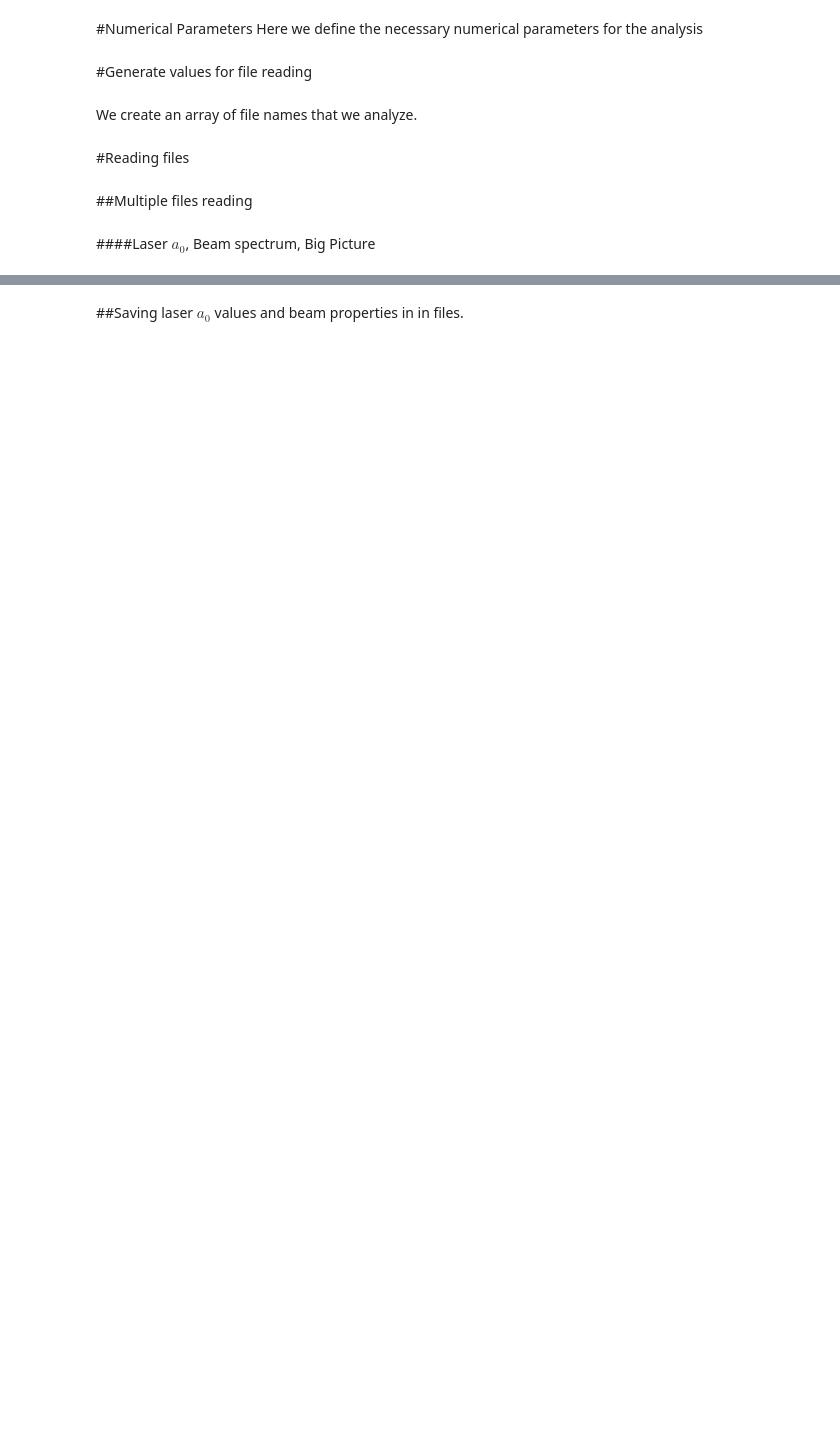
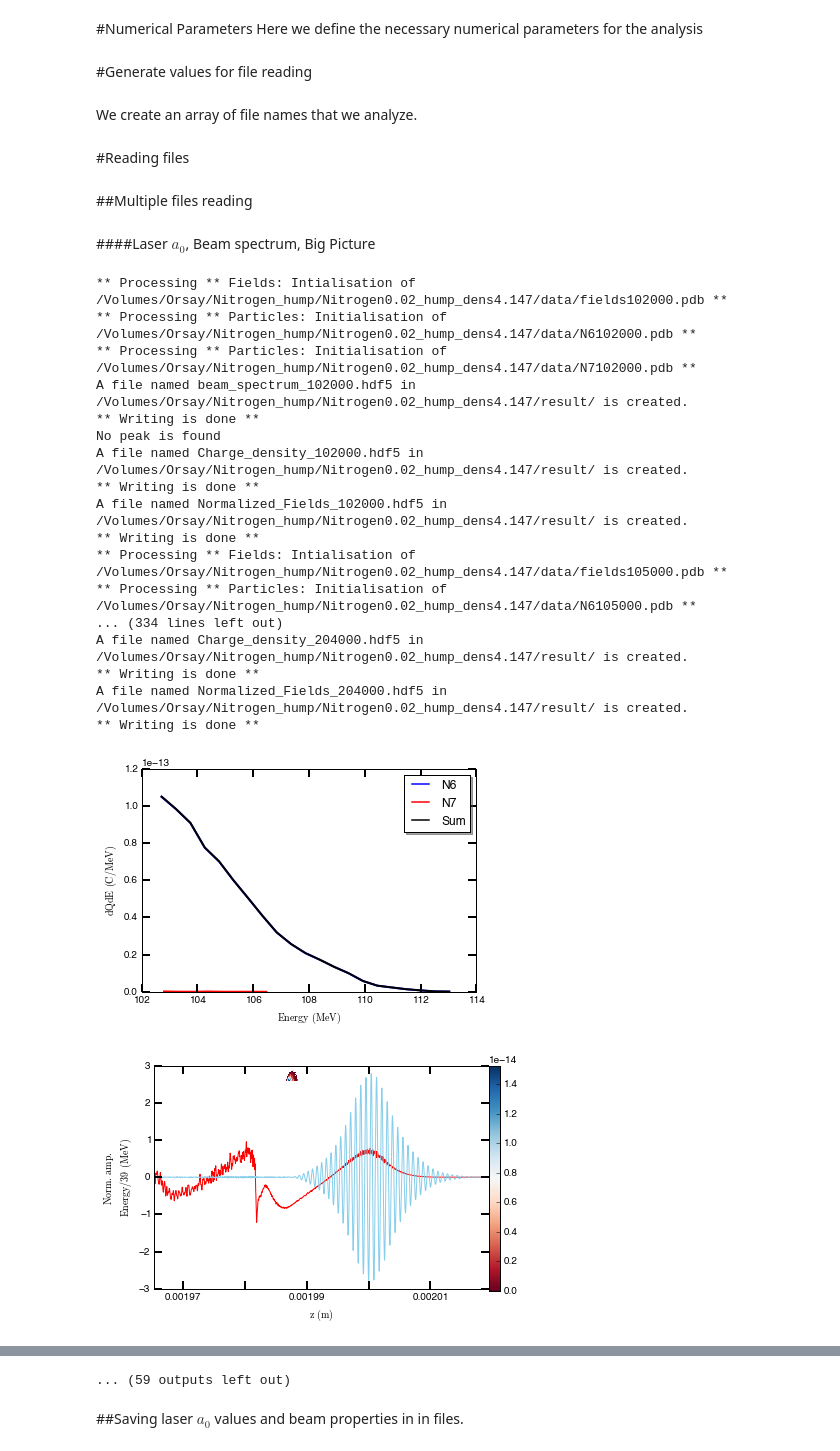
Before and after one commit to kcirtap2014/LPA_PDB_diagnostics, a Jupyter notebook: quickstart_notebook/quickstart_multiple.ipynb, the cells around one changed output, grey strips where cells are left out. Cells and saved outputs as stored; diff of their text form; code cells hidden in the pictures; blank space fills up the shorter version.

Commit message:
added diagnostic beam energy sliced in z

```diff
--- a/quickstart_notebook/quickstart_multiple.ipynb
+++ b/quickstart_notebook/quickstart_multiple.ipynb
@@ -24,9 +24,9 @@ Here we define some of the laser plasma parameters.
 # Some definitions of the laser plasma parameters
 lambda0 = 0.8e-6
 w0 = 2*np.pi*c/lambda0
-laser_waist = 17e-6
-plasma_dens = 4e24
-plasma_length = 4.5e-3
+laser_waist = 20e-6
+plasma_dens = 4.147e24
+plasma_length = 4.e-3
 wp = np.sqrt(plasma_dens * e**2/ (epsilon_0 * m_e))
 lambda_plasma = 2*np.pi*c/wp
 circ_m = 1
@@ -36,16 +36,16 @@ Here we define the necessary numerical parameters for the analysis
 # %%
 #longitudinal direction
 zmax = 2*lambda0
-zmin = zmax - 4*lambda_plasma
-nzplambda = 20
+zmin = zmax - 3.3*lambda_plasma
+nzplambda = 40
 w_size = zmax - zmin
 Nz = int(w_size*nzplambda/lambda0)
 dz = w_size/Nz
 
 #transverse direction
-xmax = 100e-6
+xmax = 120e-6
 xmin = 0 # for cylindrical coordinates
-nxplambda = 2
+nxplambda = 3
 Nx = int((xmax - xmin)*nxplambda/lambda0)
 dx = (xmax - xmin)/Nx
 
@@ -63,8 +63,8 @@ cdt = 1./np.sqrt((1 + circ_alpha)/dx**2 + 1./dz**2)
 # %%
 inf = 0
 sup = 0
-period_int = 1000
-period_ext = 1000
+period_int = 3000
+period_ext = 3000
 val = values( inf, sup, period_int, period_ext, plasma_length/cdt )
 longitudinal_position = np.array(val)*cdt
 # %% [markdown]
@@ -90,8 +90,8 @@ for i, v in enumerate(val):
 # %% [markdown]
 ####Laser $a_0$, Beam spectrum, Big Picture
 # %%
-l_particle = False
-
+l_particle = True
+l_a0 = False
 #preparing some empty arrays
 a0 = []
 z_a0 = []
@@ -106,7 +106,7 @@ ROI_peak = []
 E_peak = []
 
 last = len(val)
-first  = 0#int(2.5e-3/dz/period_int) #round off to the nearest 1000
+first  = int(2.e-3/dz/period_int) #round off to the nearest 1000
 
 for index in range( first, last ):
 
@@ -126,8 +126,8 @@ for index in range( first, last ):
 
         #Select particles
         #cp_H = p_H.select( gamma_threshold = [50,800] )
-        cp_N6 = p_N6.select( gamma_threshold = [50,800] )
-        cp_N7 = p_N7.select( gamma_threshold = [50,800] )
+        cp_N6 = p_N6.select( gamma_threshold = [200,800] )
+        cp_N7 = p_N7.select( gamma_threshold = [200,800] )
 
         # Concatenate particles
         ck_all_particles = quant_concatenate([cp_N6,cp_N7], keep_object_name = True )
@@ -176,30 +176,50 @@ for index in range( first, last ):
             ROI_peak.append( ROI_gamma[-1] )
 
         # Analysing big picture
         N_laser = f.normalizedField( w0, "laser")
         N_wake = f.normalizedField( wp, "wake")
         bigPicture( val[index], c_all_particles[qdict["z"]], c_all_particles[qdict["gamma"]],
            c_all_particles[qdict["w"]], f.zfield, N_wake, N_laser, lwrite= True )
 
 
         # Analyzing beam emittance
         t_emitx = beam_emittance( val[index],  c_all_particles, qdict, "x" )
         t_emity = beam_emittance( val[index],  c_all_particles, qdict, "y" )
 
         # Store values in arrays
         emitx.append( t_emitx )
         emity.append( t_emity )
 
         # Analyzing beam divergence
         t_divx  = beam_divergence (c_all_particles, qdict, "x")
         t_divy  = beam_divergence (c_all_particles, qdict, "y")
 
         # Store values in arrays
         divx.append( t_divx )
         divy.append( t_divy )
 
         # Analyze beam charge
         t_charge = beam_charge(c_all_particles[qdict["w"]])
 
         # Store values in array
         charge.append( t_charge )
+# %% [output]
+** Processing ** Fields: Intialisation of /Volumes/Orsay/Nitrogen_hump/Nitrogen0.02_hump_dens4.147/data/fields102000.pdb **
+** Processing ** Particles: Initialisation of /Volumes/Orsay/Nitrogen_hump/Nitrogen0.02_hump_dens4.147/data/N6102000.pdb **
+** Processing ** Particles: Initialisation of /Volumes/Orsay/Nitrogen_hump/Nitrogen0.02_hump_dens4.147/data/N7102000.pdb **
+A file named beam_spectrum_102000.hdf5 in /Volumes/Orsay/Nitrogen_hump/Nitrogen0.02_hump_dens4.147/result/ is created.
+** Writing is done **
+No peak is found
+A file named Charge_density_102000.hdf5 in /Volumes/Orsay/Nitrogen_hump/Nitrogen0.02_hump_dens4.147/result/ is created.
+** Writing is done **
+A file named Normalized_Fields_102000.hdf5 in /Volumes/Orsay/Nitrogen_hump/Nitrogen0.02_hump_dens4.147/result/ is created.
+** Writing is done **
+** Processing ** Fields: Intialisation of /Volumes/Orsay/Nitrogen_hump/Nitrogen0.02_hump_dens4.147/data/fields105000.pdb **
+** Processing ** Particles: Initialisation of /Volumes/Orsay/Nitrogen_hump/Nitrogen0.02_hump_dens4.147/data/N6105000.pdb **
+... (334 lines left out)
+A file named Charge_density_204000.hdf5 in /Volumes/Orsay/Nitrogen_hump/Nitrogen0.02_hump_dens4.147/result/ is created.
+** Writing is done **
+A file named Normalized_Fields_204000.hdf5 in /Volumes/Orsay/Nitrogen_hump/Nitrogen0.02_hump_dens4.147/result/ is created.
+** Writing is done **
+[figure, added]
+[figure, added]
@@ -206,3 +235,4 @@ for index in range( first, last ):
+... (59 outputs left out)
 # %% [markdown]
 ##Saving laser $a_0$ values and beam properties in  in files.
 # %%
```
Also changed, not shown: parts of 6 cells of this notebook, 5 other files.
